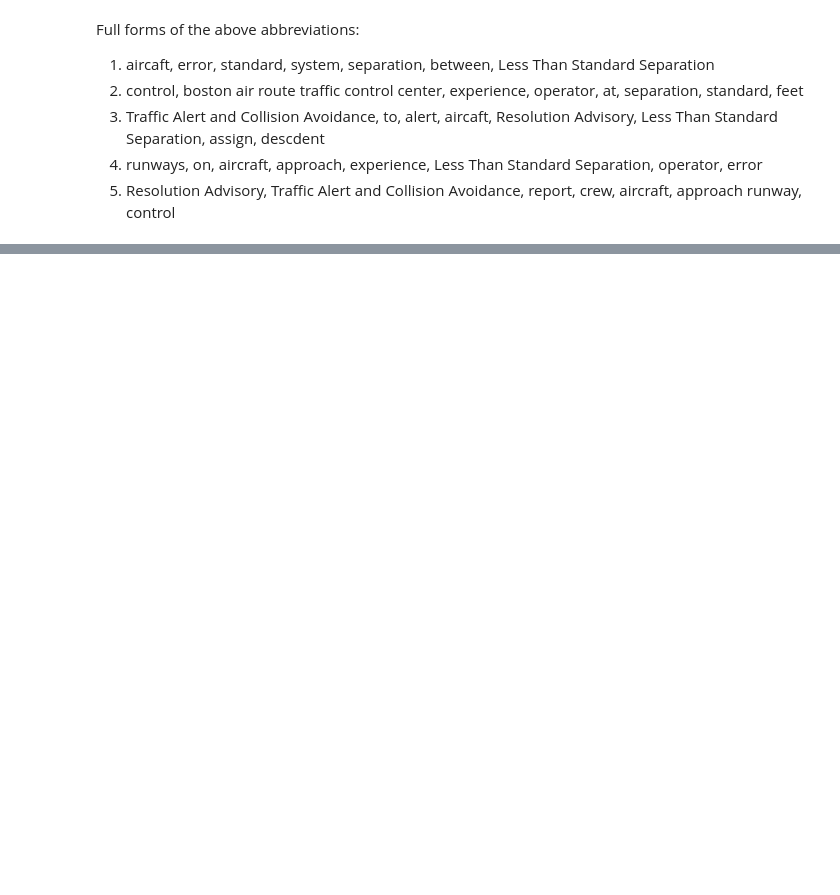
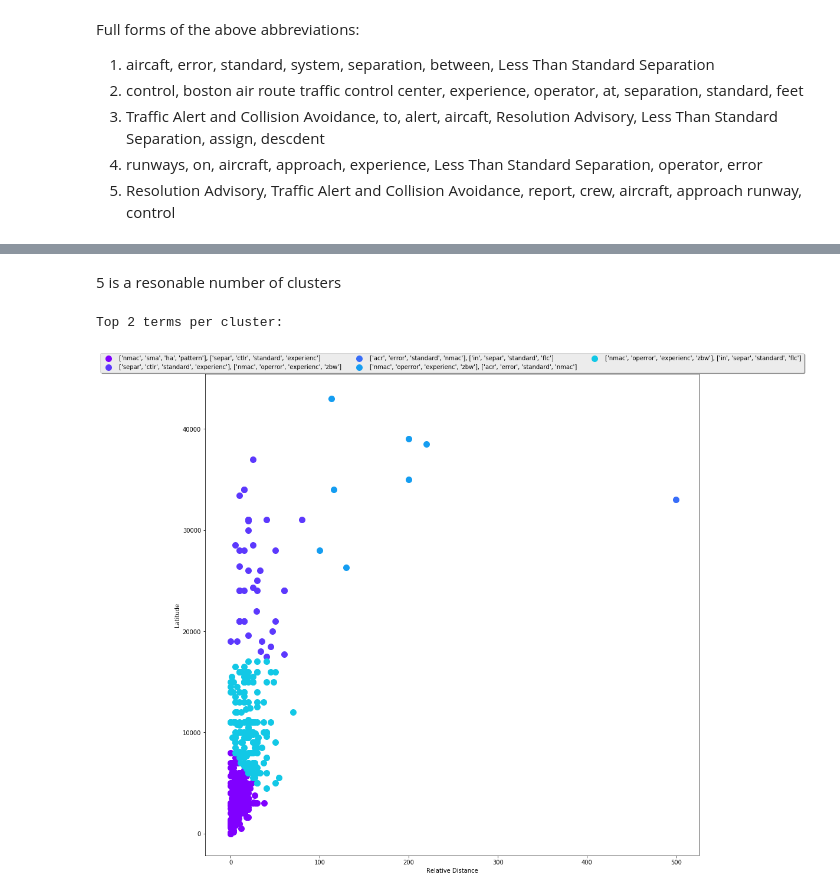
Before and after one commit to lingyigu/acas, a Jupyter notebook: src/data_preprocessing.ipynb, the cells around one changed output, grey strips where cells are left out. Saved outputs shown, nothing was run; the diff lists cells and outputs as text; code cells hidden in the pictures; blank space fills up the shorter version.

```diff
--- a/src/data_preprocessing.ipynb
+++ b/src/data_preprocessing.ipynb
@@ -101 +172,45 @@ Full forms of the above abbreviations:
+# %% [markdown]
+5 is a resonable number of clusters
+# %%
+#Calculate Kmean
+from sklearn.cluster import KMeans
+kmeans = KMeans(n_clusters=5, random_state=0).fit(Final_Set)
+centroids = kmeans.cluster_centers_
+kmeans_Labels = kmeans.labels_
+asc_order_centroids = kmeans.cluster_centers_.argsort()
+order_centroids = asc_order_centroids[:,::-1]
+order_centroids = order_centroids.tolist()
+for i in range(len(order_centroids)):
+    order_centroids[i].remove(len(Filtered_Categories))
+    order_centroids[i].remove(len(Filtered_Categories) + 1)
+# Store the Kmeans Cluster Labels in K_Labels
+k_Labels = []
+for i in range(5):
+    k_Labels.append([Filtered_Categories[order_centroids[i][0]],Filtered_Categories[order_centroids[i][1]]])
+
+#Plot Kmean
+import matplotlib.cm as cm
+print("Top 2 terms per cluster:")
+#initialize plot size and colors
+plt.figure(figsize=(15,15))
+colors = cm.rainbow(np.linspace(0, 1, 15))
+plt.xlabel('Relative Distance')
+plt.ylabel('Latitude')
+
+for i in range(len(centroids)):
+    x = []
+    y = []
+    #find corresponding index in Final_Set for each cluster
+    for index in range(len(kmeans_Labels)):
+        if kmeans_Labels[index] == i:
+            x.append(Location[index][-2])
+            y.append(Location[index][-1])
+    plt.scatter(x, y, c=colors[i], label = (str(k_Labels[i][0]) + ', ' + str(k_Labels[i][1])), s=100)
+
+plt.legend(loc='upper center', bbox_to_anchor=(0.5, 1.05),
+          ncol=3, fancybox=True, shadow=True)
+plt.show()
+# %% [output]
+Top 2 terms per cluster:
+[figure, added]
 # %%
```
Also changed, not shown: parts of 15 cells of this notebook.
